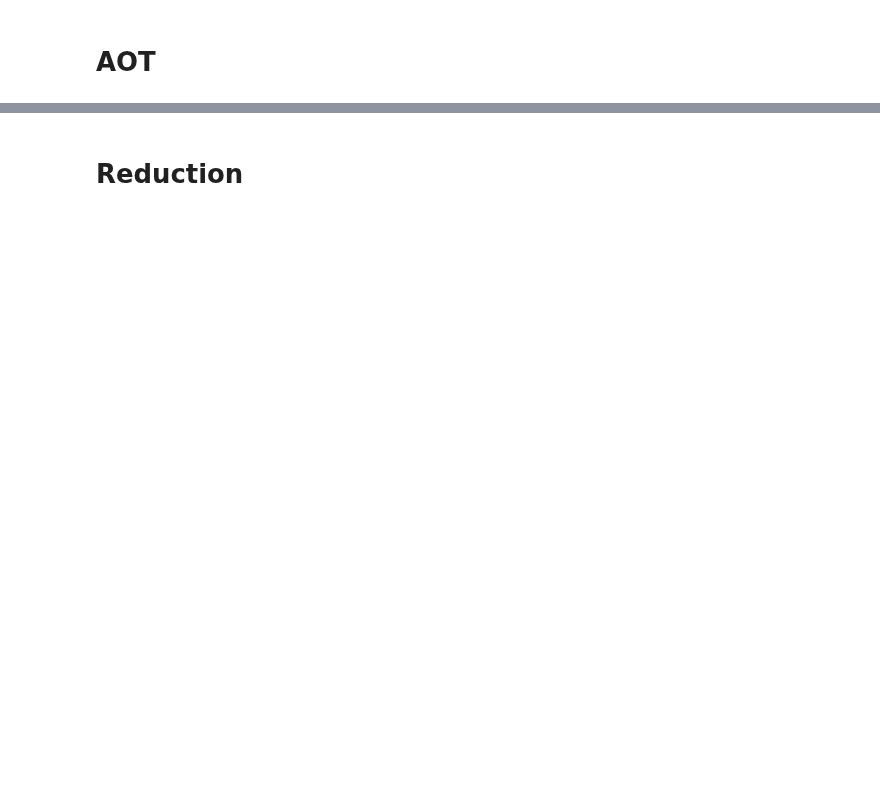
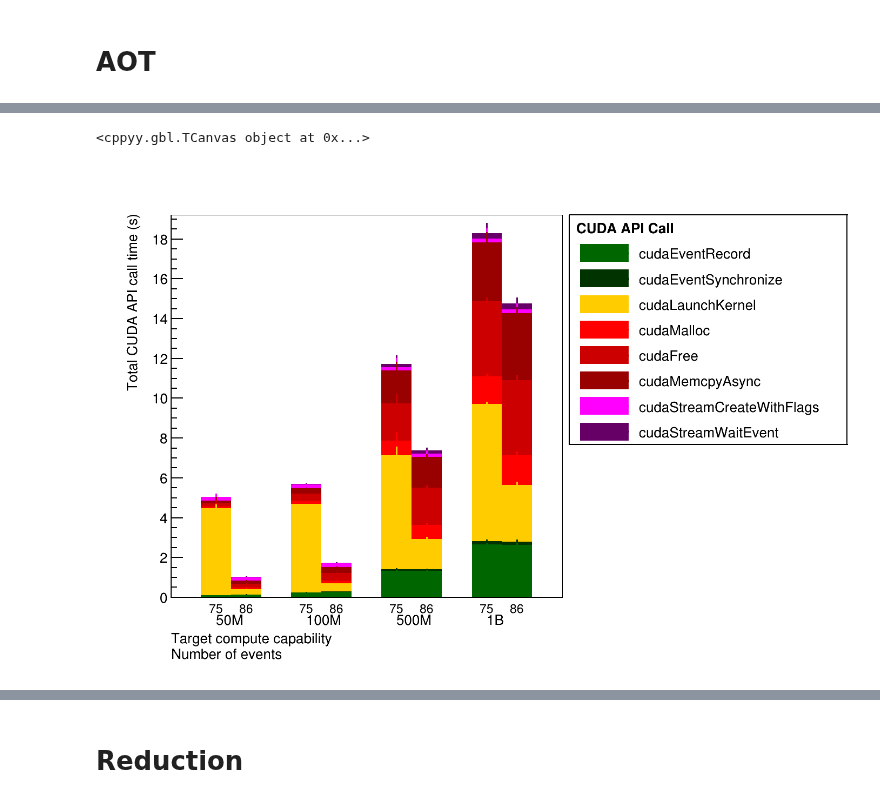
Before and after one commit to jolly-chen/msc-project, a Jupyter notebook: gpu-synchronous/sycl_paper.ipynb, the cells around one changed output, grey strips where cells are left out. Cells and saved outputs as stored; diff of their text form; code cells hidden in the pictures; blank space fills up the shorter version.

```diff
--- a/gpu-synchronous/sycl_paper.ipynb
+++ b/gpu-synchronous/sycl_paper.ipynb
@@ -853,21 +1110,31 @@ ROOT.gStyle.SetErrorX(0.);
 w = 1400
 h = 1000
 c = ROOT.TCanvas("c1", title, w, h)
-c.SetBottomMargin(0.23)
 
 hs = ROOT.THStack("h1s", "")
 rmargin = 0.38
+bmargin = 0.15
 c.SetRightMargin(rmargin)
-l = ROOT.TLegend(1.01-rmargin, 0.23, 1, 0.9)
-
-# l = ROOT.TLegend()
+c.SetBottomMargin(bmargin)
+l = ROOT.TLegend(1.01-rmargin,bmargin+0.3, 1, 0.9)
 l.SetTextSize(0.03)
+l.SetHeader("#bf{CUDA API Call}")
 
 unique_labels = []
 for ci, cc in enumerate(selected_cc):
     ROOT.gStyle.SetPalette(ROOT.kRainbow)
     other = 0
-    for ni, name in enumerate(np.sort(api_names)):
+    for ni, name in enumerate([
+        'cudaEventRecord',
+        'cudaEventSynchronize',
+        'cudaLaunchKernel',
+        'cudaMalloc',
+        'cudaFree',
+        'cudaMemcpyAsync',
+        'cudaStreamCreateWithFlags',
+        'cudaStreamWaitEvent',
+    ]):
+    # for ni, name in enumerate(np.sort(api_names)):
         bin = 1 + ci
         for nvi, nv in enumerate(selected_nvals):
             arg = (selected_env, selected_gpu, cc,
@@ -909,10 +1176,16 @@ hs.Draw("bar")
 hs.SetTitle(title)
 # hs.SetMaximum(120)
 
+xtoffset=-2.3
+xtitle = ROOT.TLatex(0, xtoffset, "Target compute capability");
+xtitle.Draw();
+xtitle.SetTextSize(0.03)
+xsubtitle = ROOT.TLatex(0, xtoffset-0.8, "Number of events");
+xsubtitle.Draw();
+xsubtitle.SetTextSize(0.03)
+
 xaxis = hs.GetXaxis()
-xaxis.SetTitle("#splitline{          Compilation}{Number of events}")
-# xaxis.SetTitle("Bulk size")
-xaxis.SetTitleOffset(2)
+xaxis.SetTitle("")
 
 def map_env(e):
     if e == "CUDA_HIST":
@@ -921,45 +1194,49 @@ def map_env(e):
         return "ACPP"
     return e
 for i, e in enumerate(range(2, nbins, 3)):
-    for ei, typ in enumerate(["JIT", "AOT"]):
+    for ei, typ in enumerate(selected_cc):
         xaxis.SetBinLabel(e + ei, f"{typ}")
         # xaxis.SetBinLabel(e + ei, f"")
 xaxis.LabelsOption("hM")
 xaxis.SetTickSize(0)
-xaxis.SetTitleSize(0.05)
-xaxis.SetLabelSize(0.05)
+xaxis.SetLabelSize(0.04)
+
 
 ox = ROOT.TGaxis(
     0,
     0,  # xmin, ymin
     nbins,
     0,  # xmax, ymax
     0,
     nbins,  # wmin, wmax
     nbins,
     "SM",  # ndiv, chopt
 )
 ox.SetTickSize(0)
-ox.SetLabelOffset(0.05)
+ox.SetLabelOffset(0.03)
+ox.SetLabelSize(0.03)
 ox.SetLabelFont(42)
-ox.SetLabelSize(0.05)
 
 labelbins = range(2, nbins + 1, 3)
 for i in range(nbins + 3):
     if i not in labelbins:
         ox.ChangeLabel(i, -1, 0.0)
 for i, e  in enumerate(labelbins):
     ox.ChangeLabel(e, 0, -1, 6, -1, -1, human_readable(selected_nvals[i]))
 
 ox.Draw()
 
 yaxis = hs.GetYaxis()
 yaxis.SetTitle("Total CUDA API call time (s)")
-yaxis.SetTitleSize(0.05)
-yaxis.SetLabelSize(0.05)
+yaxis.SetTitleSize(0.03)
+yaxis.SetLabelSize(0.03)
 # c.SetLogy()
 
 ROOT.gStyle.SetTitleFontSize(0.1)
 l.Draw()
+
 c.SaveAs(f"../../images/acpp_aot_vs_jit.pdf")
 c.DrawClone()
+# %% [output]
+<cppyy.gbl.TCanvas object at 0x...>
+[figure, added]
```
Also changed, not shown: parts of 23 cells of this notebook.
